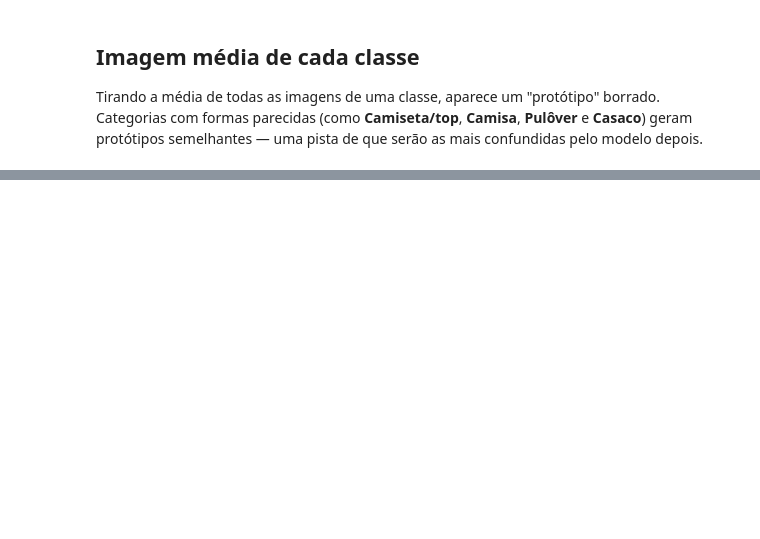
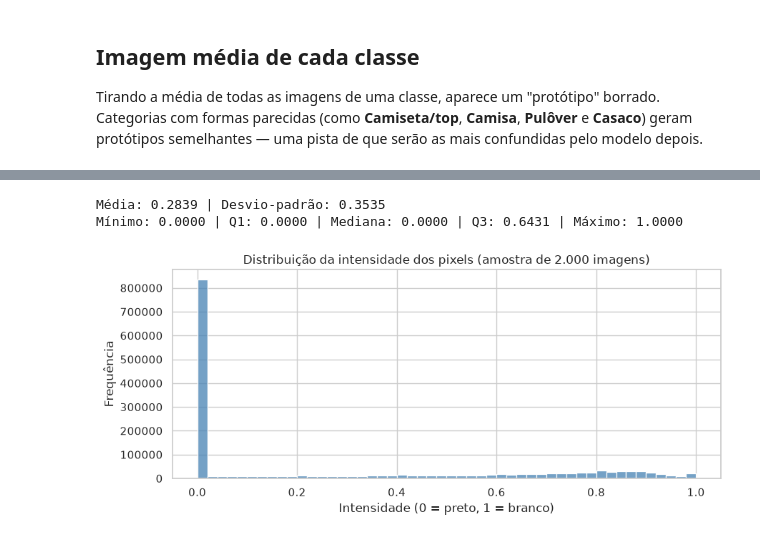
Before and after one commit to 4rth-g/fashion-mnist-fundamentos-ia, a Jupyter notebook: notebooks/01_eda.ipynb, the cells around one changed output, grey strips where cells are left out. Cells and saved outputs as stored; diff of their text form; code cells hidden in the pictures; blank space fills up the shorter version.

```diff
--- a/notebooks/01_eda.ipynb
+++ b/notebooks/01_eda.ipynb
@@ -184,0 +192,20 @@ plt.show()
+# %%
+# Intensidade de cada pixel, achatada em um vetor único (reusa a amostra de 2.000
+# imagens já carregada em `sample_imgs`, na seção de qualidade dos dados).
+pixel_values = sample_imgs.reshape(-1)
+q1, median, q3 = np.percentile(pixel_values, [25, 50, 75])
+print(f"Média: {pixel_values.mean():.4f} | Desvio-padrão: {pixel_values.std():.4f}")
+print(f"Mínimo: {pixel_values.min():.4f} | Q1: {q1:.4f} | Mediana: {median:.4f} | "
+      f"Q3: {q3:.4f} | Máximo: {pixel_values.max():.4f}")
+
+fig, ax = plt.subplots(figsize=(9, 4))
+sns.histplot(pixel_values, bins=50, ax=ax, color="steelblue")
+ax.set(title="Distribuição da intensidade dos pixels (amostra de 2.000 imagens)",
+       xlabel="Intensidade (0 = preto, 1 = branco)", ylabel="Frequência")
+plt.tight_layout()
+plt.savefig(FIGURES_DIR / "eda_histograma_intensidade.png", dpi=120)
+plt.show()
+# %% [output]
+Média: 0.2839 | Desvio-padrão: 0.3535
+Mínimo: 0.0000 | Q1: 0.0000 | Mediana: 0.0000 | Q3: 0.6431 | Máximo: 1.0000
+[figure, added]
```
Also changed, not shown: parts of 9 cells of this notebook, 6 other files.
